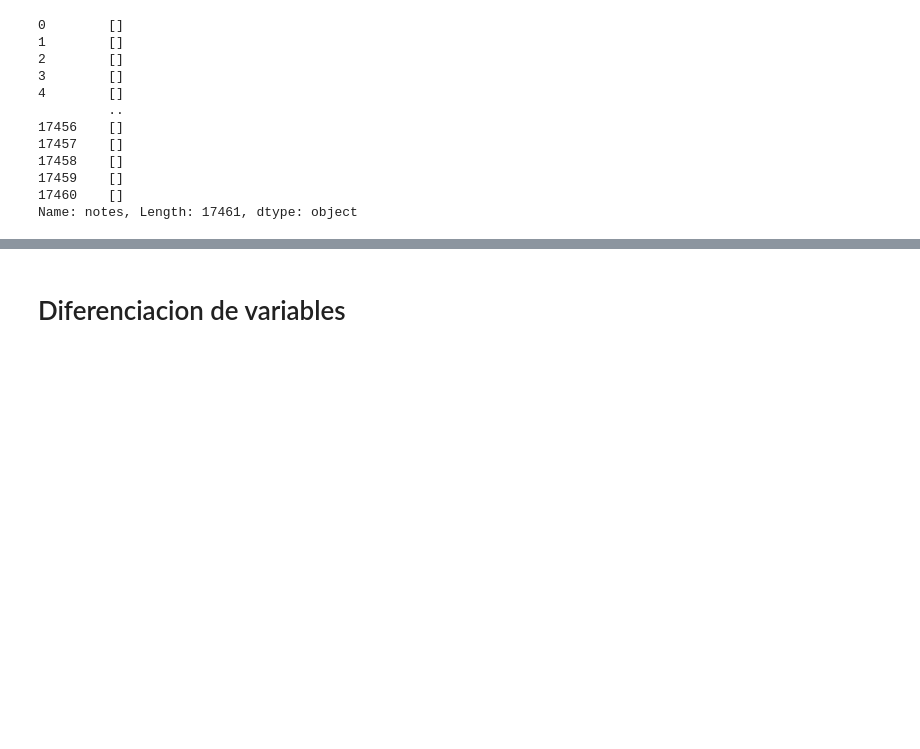
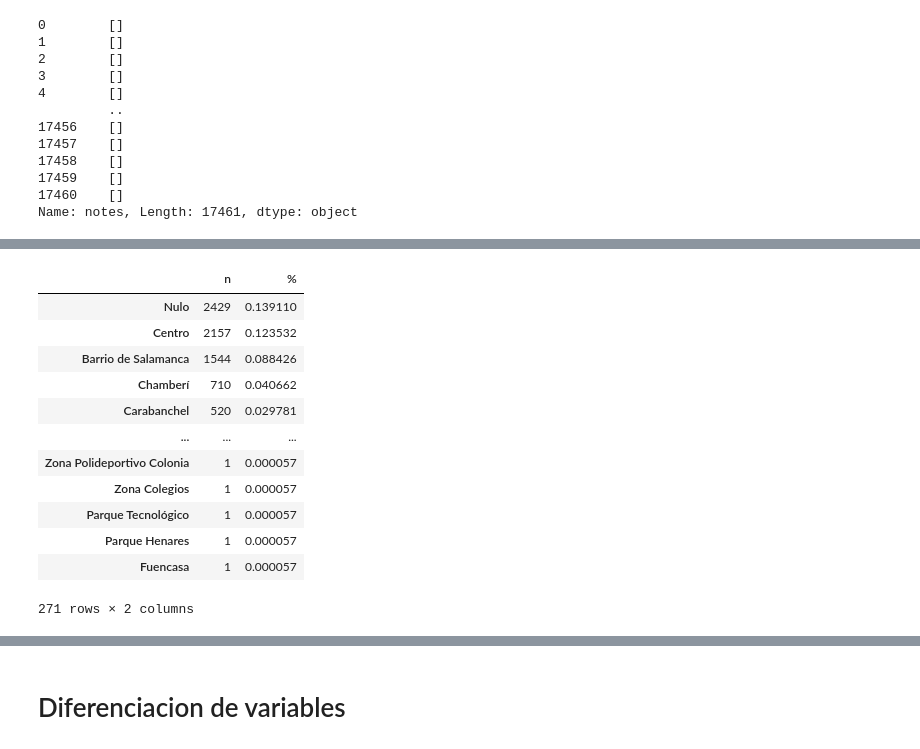
Before and after one commit to guille1006/TFM, a Jupyter notebook: TFM_procesamiento.ipynb, the cells around one changed output, grey strips where cells are left out. Cells and saved outputs as stored; diff of their text form; code cells hidden in the pictures; blank space fills up the shorter version.

```diff
--- a/TFM_procesamiento.ipynb
+++ b/TFM_procesamiento.ipynb
@@ -163,0 +181,16 @@ df_frec = tabla_valores_unicos(df_copy[mask])
+# %%
+df_frec.loc["district"]
+# %% [output]
+|  | n | % |
+| Nulo | 2429 | 0.139110 |
+| Centro | 2157 | 0.123532 |
+| Barrio de Salamanca | 1544 | 0.088426 |
+| Chamberí | 710 | 0.040662 |
+| Carabanchel | 520 | 0.029781 |
+| ... | ... | ... |
+| Zona Polideportivo Colonia | 1 | 0.000057 |
+| Zona Colegios | 1 | 0.000057 |
+| Parque Tecnológico | 1 | 0.000057 |
+| Parque Henares | 1 | 0.000057 |
+| Fuencasa | 1 | 0.000057 |
+271 rows × 2 columns
```
Also changed, not shown: parts of 6 cells of this notebook.
